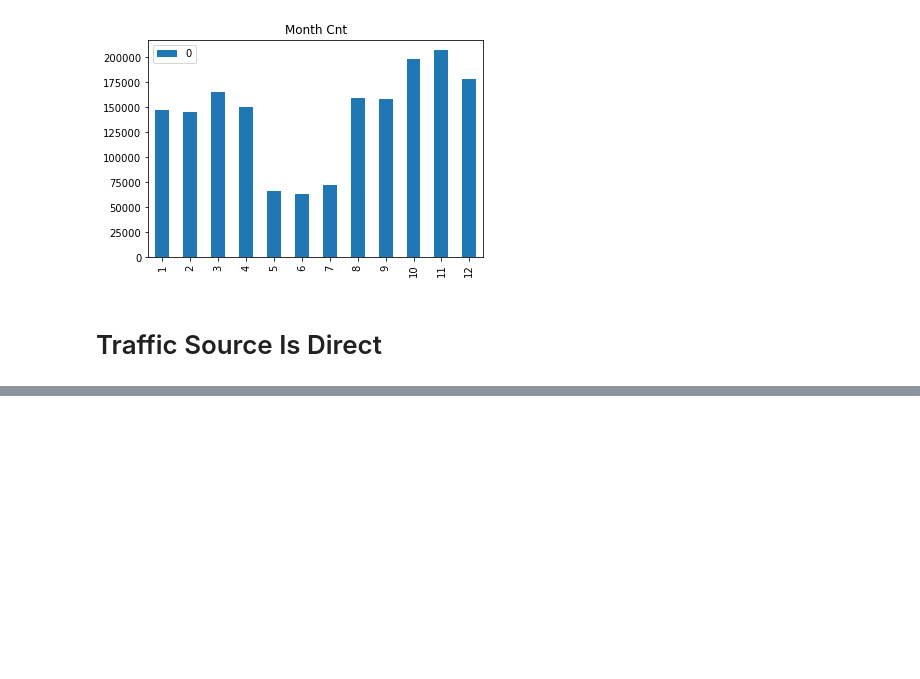
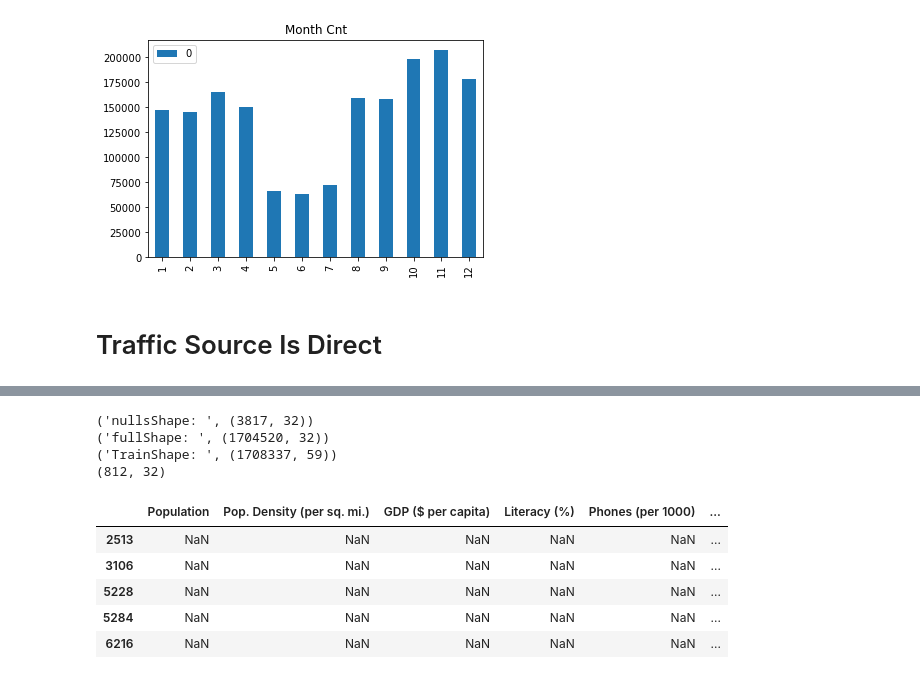
Before and after one commit to aparamshetti/StatsProject, a Jupyter notebook: code/FeatureGeneration.ipynb, the cells around one changed output, grey strips where cells are left out. Saved outputs shown, nothing was run; the diff lists cells and outputs as text; code cells hidden in the pictures; blank space fills up the shorter version.

```diff
--- a/code/FeatureGeneration.ipynb
+++ b/code/FeatureGeneration.ipynb
@@ -5,10 +5,11 @@ import pandas as pd
 import numpy as np
 pd.set_option('display.max_columns', 500)
 #import the json split up csv
-train = pd.read_csv("../train-v2.csv")
+trainOriginal = pd.read_csv("../train-v2.csv")
 # %%
 #set all NA in predicting column to 0 transaction amount
-train['totals.transactionRevenue'].fillna(0, inplace = True)
+trainOriginal['totals.transactionRevenue'].fillna(0, inplace = True)
+trainOriginal['totals.pageviews'].fillna(0, inplace = True)
 # %%
 #Goes through each feature and removes if has less than 2 unique values or more than 50% of its entries are null
 def uniqValues(df):
@@ -244,0 +252,75 @@ train.rename(columns={'trafficSource.source': 'trafficSource.isdirect'}, inplace
+# %%
+locDf = train[['Population','Pop. Density (per sq. mi.)',
+ 'GDP ($ per capita)',
+ 'Literacy (%)',
+ 'Phones (per 1000)', 'geoNetwork.continent_Africa',
+ 'geoNetwork.continent_Americas',
+ 'geoNetwork.continent_Asia',
+ 'geoNetwork.continent_Europe',
+ 'geoNetwork.continent_Oceania',
+ 'geoNetwork.subContinent_Australasia',
+ 'geoNetwork.subContinent_Caribbean',
+ 'geoNetwork.subContinent_Central America',
+ 'geoNetwork.subContinent_Central Asia',
+ 'geoNetwork.subContinent_Eastern Africa',
+ 'geoNetwork.subContinent_Eastern Asia',
+ 'geoNetwork.subContinent_Eastern Europe',
+ 'geoNetwork.subContinent_Melanesia',
+ 'geoNetwork.subContinent_Micronesian Region',
+ 'geoNetwork.subContinent_Middle Africa',
+ 'geoNetwork.subContinent_Northern Africa',
+ 'geoNetwork.subContinent_Northern America',
+ 'geoNetwork.subContinent_Northern Europe',
+ 'geoNetwork.subContinent_Polynesia',
+ 'geoNetwork.subContinent_South America',
+ 'geoNetwork.subContinent_Southeast Asia',
+ 'geoNetwork.subContinent_Southern Africa',
+ 'geoNetwork.subContinent_Southern Asia',
+ 'geoNetwork.subContinent_Southern Europe',
+ 'geoNetwork.subContinent_Western Africa',
+ 'geoNetwork.subContinent_Western Asia',
+ 'geoNetwork.subContinent_Western Europe']].copy()
+nullsData = locDf[locDf['Population'].isnull()]
+fullData = locDf[~locDf['Population'].isnull()]
+
+locColumns = [
+ 'geoNetwork.subContinent_Australasia',
+ 'geoNetwork.subContinent_Caribbean',
+ 'geoNetwork.subContinent_Central America',
+ 'geoNetwork.subContinent_Central Asia',
+ 'geoNetwork.subContinent_Eastern Africa',
+ 'geoNetwork.subContinent_Eastern Asia',
+ 'geoNetwork.subContinent_Eastern Europe',
+ 'geoNetwork.subContinent_Melanesia',
+ 'geoNetwork.subContinent_Micronesian Region',
+ 'geoNetwork.subContinent_Middle Africa',
+ 'geoNetwork.subContinent_Northern Africa',
+ 'geoNetwork.subContinent_Northern America',
+ 'geoNetwork.subContinent_Northern Europe',
+ 'geoNetwork.subContinent_Polynesia',
+ 'geoNetwork.subContinent_South America',
+ 'geoNetwork.subContinent_Southeast Asia',
+ 'geoNetwork.subContinent_Southern Africa',
+ 'geoNetwork.subContinent_Southern Asia',
+ 'geoNetwork.subContinent_Southern Europe',
+ 'geoNetwork.subContinent_Western Africa',
+ 'geoNetwork.subContinent_Western Asia',
+ 'geoNetwork.subContinent_Western Europe']
+
+
+print("nullsShape: ", nullsData.shape)
+print("fullShape: ", fullData.shape)
+print("TrainShape: ", train.shape)
+print(nullsData[nullsData["geoNetwork.subContinent_Southern Europe"]==1].shape)
+nullsData[nullsData["geoNetwork.subContinent_Southern Europe"]==1].head()
+# %% [output]
+('nullsShape: ', (3817, 32))
+('fullShape: ', (1704520, 32))
+('TrainShape: ', (1708337, 59))
+(812, 32)
+|  | Population | Pop. Density (per sq. mi.) | GDP ($ per capita) | Literacy (%) | Phones (per 1000) | ... |
+| 2513 | NaN | NaN | NaN | NaN | NaN | ... |
+| 3106 | NaN | NaN | NaN | NaN | NaN | ... |
+| 5228 | NaN | NaN | NaN | NaN | NaN | ... |
+| 5284 | NaN | NaN | NaN | NaN | NaN | ... |
+| 6216 | NaN | NaN | NaN | NaN | NaN | ... |
```
Also changed, not shown: parts of 25 cells of this notebook, 2 other files.
